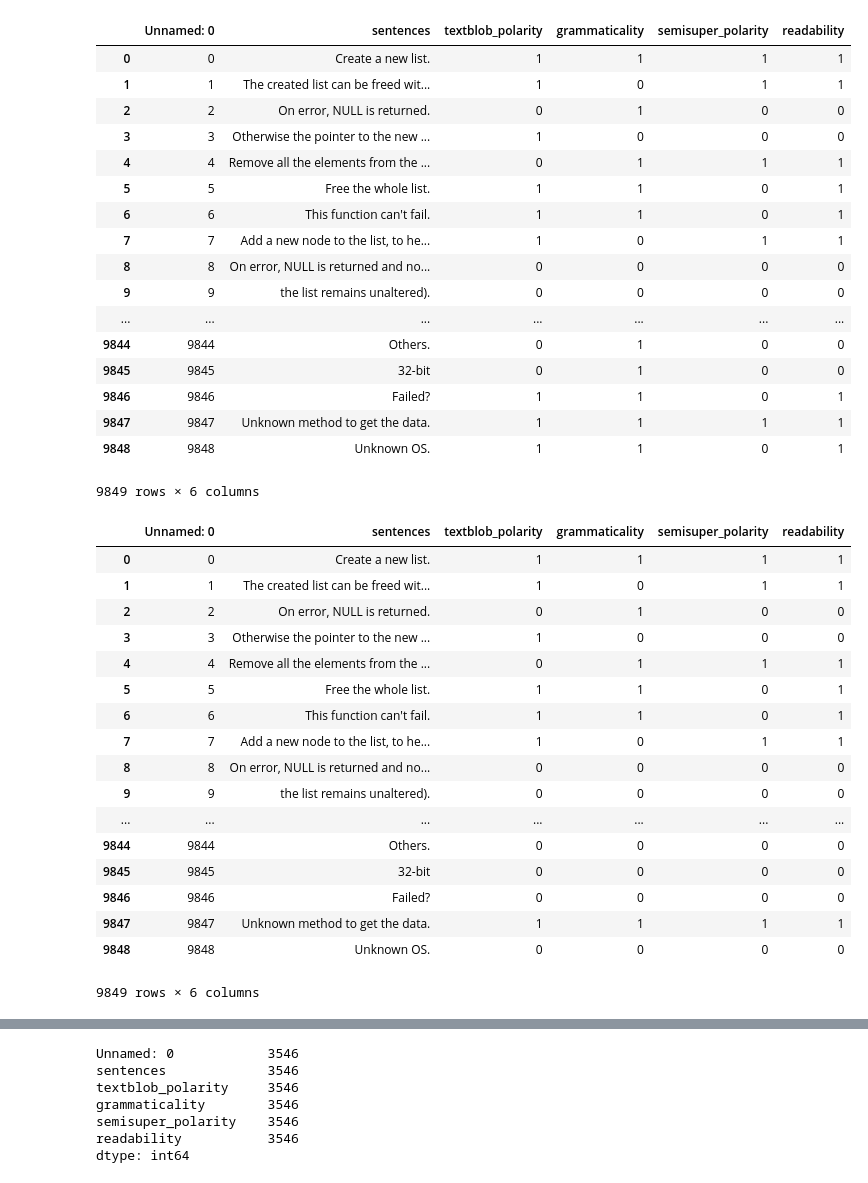
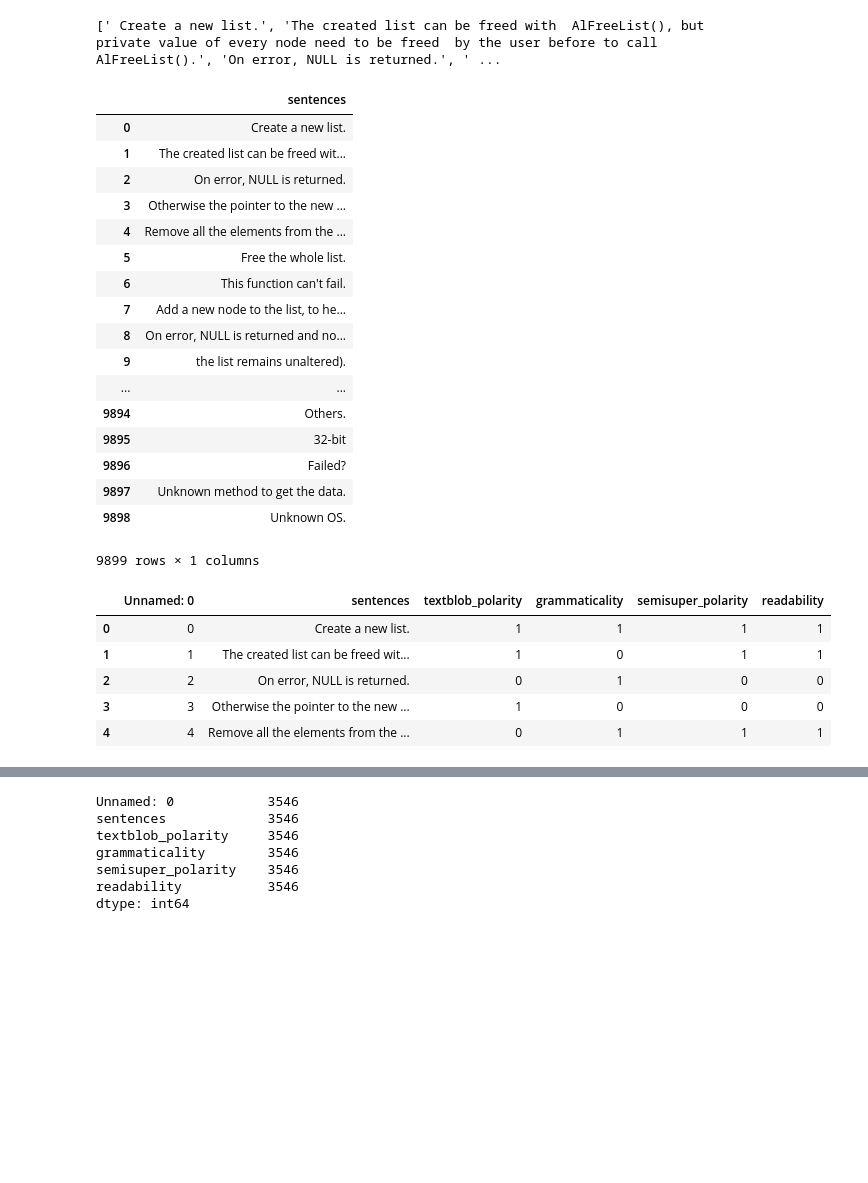
Before and after one commit to nscsekharucb/266_Project, a Jupyter notebook: src/BuildDataset.ipynb, the cells around one changed output, grey strips where cells are left out. Drawn from its saved outputs; the diff is of its cells as text; code cells hidden in the pictures; blank space fills up the shorter version.

```diff
--- a/src/BuildDataset.ipynb
+++ b/src/BuildDataset.ipynb
@@ -68,44 +38,55 @@ Resolving deltas: 100% (35586/35586), done.
 # %%
+reload(common)
 comment_sents = []
 #
 # Get the list of files to run through
 # and extract comment sentences
 #
-with open('./src.list') as f:
+with open('../dataset/src.list') as f:
     lines = f.readlines()
     for srcFile in lines:
-        comment_sents += get_comment_sents(srcFile.rstrip())
-        df = pd.concat([df,testdf])
+        comment_sents += common.get_comment_sents(srcFile.rstrip())
+#         df = pd.concat([df,testdf])
 
-df = pd.DataFrame(comment_sents, columns=['sentences'])
+print(comment_sents[:10])
+df = pd.DataFrame(comment_sents, columns = ['sentences'])
+df
+# %% [output]
+[' Create a new list.', 'The created list can be freed with  AlFreeList(), but private value of every node need to be freed  by the user before to call AlFreeList().', 'On error, NULL is returned.', ' ...
+|  | sentences |
+| 0 | Create a new list. |
+| 1 | The created list can be freed wit... |
+| 2 | On error, NULL is returned. |
+| 3 | Otherwise the pointer to the new ... |
+| 4 | Remove all the elements from the ... |
+| 5 | Free the whole list. |
+| 6 | This function can't fail. |
+| 7 | Add a new node to the list, to he... |
+| 8 | On error, NULL is returned and no... |
+| 9 | the list remains unaltered). |
+| ... | ... |
+| 9894 | Others. |
+| 9895 | 32-bit |
+| 9896 | Failed? |
+| 9897 | Unknown method to get the data. |
+| 9898 | Unknown OS. |
+9899 rows × 1 columns
 # %%
 #
 # Override df for repeated runs
 #
-df = pd.read_csv('../dataset/redis_dataset.csv', encoding = "ISO-8859-1", index_col=False)
+df = pd.read_csv('../dataset/redis_dataset.csv.annotated', encoding = "ISO-8859-1", index_col=False)
 # %%
 pd.set_option('display.max_colwidth', -1)
-df
+df.head()
 # df.shape
 # %% [output]
 |  | Unnamed: 0 | sentences | textblob_polarity | grammaticality | semisuper_polarity | readability |
 | 0 | 0 | Create a new list. | 1 | 1 | 1 | 1 |
 | 1 | 1 | The created list can be freed wit... | 1 | 0 | 1 | 1 |
 | 2 | 2 | On error, NULL is returned. | 0 | 1 | 0 | 0 |
 | 3 | 3 | Otherwise the pointer to the new ... | 1 | 0 | 0 | 0 |
 | 4 | 4 | Remove all the elements from the ... | 0 | 1 | 1 | 1 |
-| 5 | 5 | Free the whole list. | 1 | 1 | 0 | 1 |
-| 6 | 6 | This function can't fail. | 1 | 1 | 0 | 1 |
-| 7 | 7 | Add a new node to the list, to he... | 1 | 0 | 1 | 1 |
-| 8 | 8 | On error, NULL is returned and no... | 0 | 0 | 0 | 0 |
-| 9 | 9 | the list remains unaltered). | 0 | 0 | 0 | 0 |
-| ... | ... | ... | ... | ... | ... | ... |
-| 9844 | 9844 | Others. | 0 | 1 | 0 | 0 |
-| 9845 | 9845 | 32-bit | 0 | 1 | 0 | 0 |
-| 9846 | 9846 | Failed? | 1 | 1 | 0 | 1 |
-| 9847 | 9847 | Unknown method to get the data. | 1 | 1 | 1 | 1 |
-| 9848 | 9848 | Unknown OS. | 1 | 1 | 0 | 1 |
-9849 rows × 6 columns
 # %%
 #
 # Set polarity
@@ -164,24 +190,3 @@ for i in range(len(df)):
 #
 for i in range(0, len(df)):
     df.loc[i, 'readability'] = int((df.loc[i, 'semisuper_polarity'] + df.loc[i, 'textblob_polarity'] + df.loc[i, 'grammaticality'] > 1))
-
-df
-# %% [output]
-|  | Unnamed: 0 | sentences | textblob_polarity | grammaticality | semisuper_polarity | readability |
-| 0 | 0 | Create a new list. | 1 | 1 | 1 | 1 |
-| 1 | 1 | The created list can be freed wit... | 1 | 0 | 1 | 1 |
-| 2 | 2 | On error, NULL is returned. | 0 | 1 | 0 | 0 |
-| 3 | 3 | Otherwise the pointer to the new ... | 1 | 0 | 0 | 0 |
-| 4 | 4 | Remove all the elements from the ... | 0 | 1 | 1 | 1 |
-| 5 | 5 | Free the whole list. | 1 | 1 | 0 | 1 |
-| 6 | 6 | This function can't fail. | 1 | 1 | 0 | 1 |
-| 7 | 7 | Add a new node to the list, to he... | 1 | 0 | 1 | 1 |
-| 8 | 8 | On error, NULL is returned and no... | 0 | 0 | 0 | 0 |
-| 9 | 9 | the list remains unaltered). | 0 | 0 | 0 | 0 |
-| ... | ... | ... | ... | ... | ... | ... |
-| 9844 | 9844 | Others. | 0 | 0 | 0 | 0 |
-| 9845 | 9845 | 32-bit | 0 | 0 | 0 | 0 |
-| 9846 | 9846 | Failed? | 0 | 0 | 0 | 0 |
-| 9847 | 9847 | Unknown method to get the data. | 1 | 1 | 1 | 1 |
-| 9848 | 9848 | Unknown OS. | 0 | 0 | 0 | 0 |
-9849 rows × 6 columns
```
Also changed, not shown: parts of 8 cells of this notebook, 13 other files.
